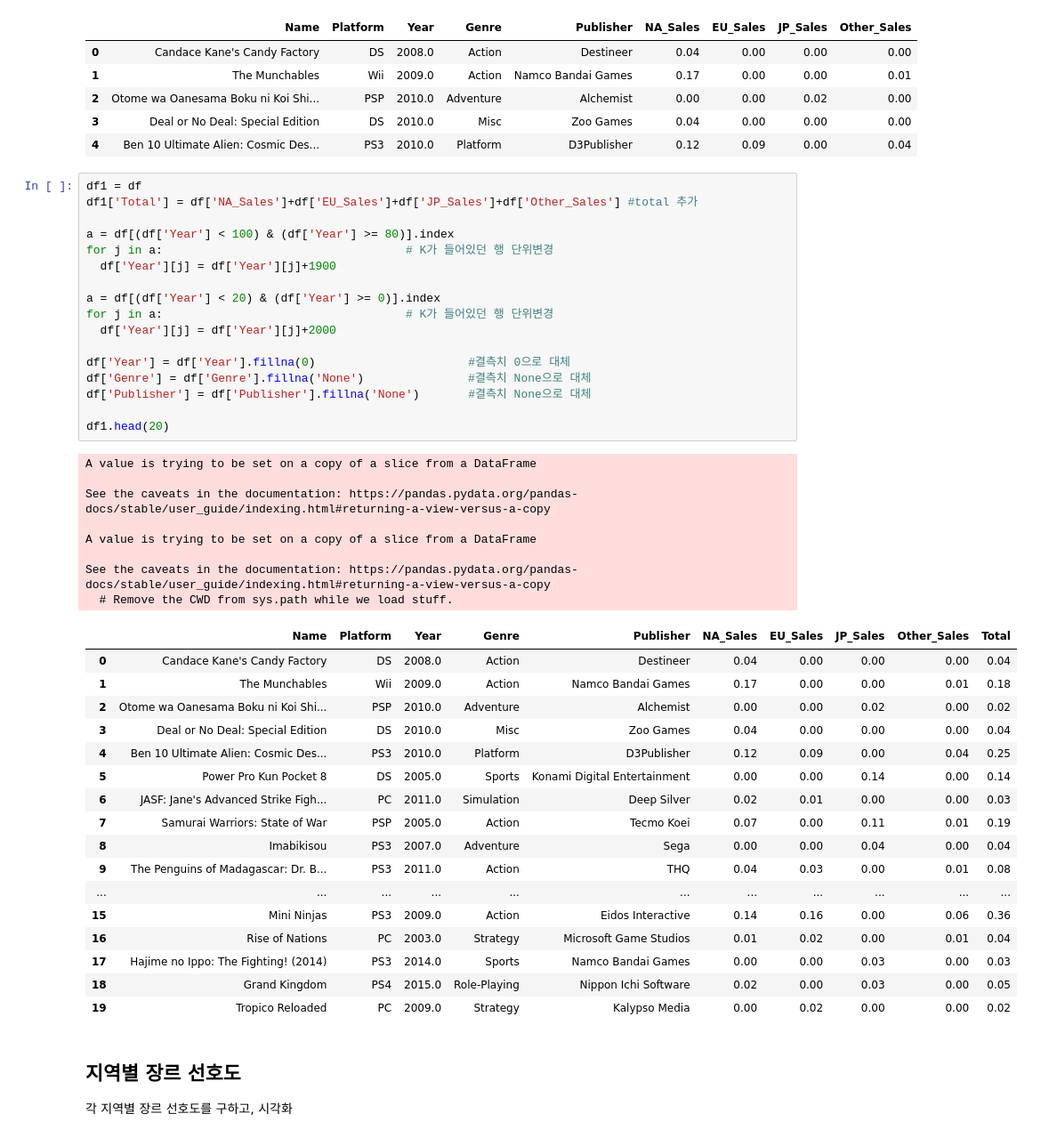
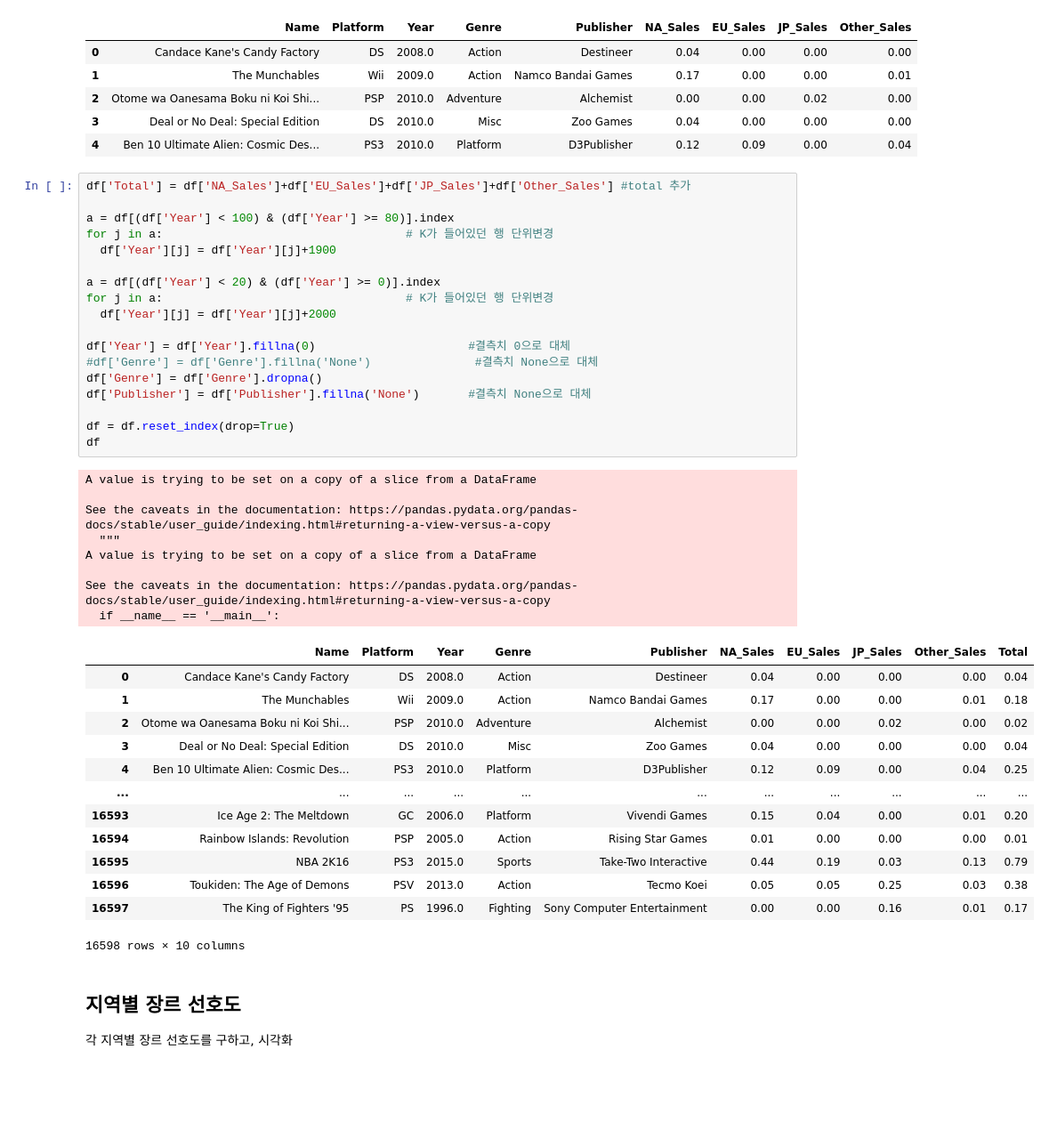
Before and after one commit to Piat0046/PractiseProject, a Jupyter notebook: Project1.ipynb, the cells around one changed output. Shown at 89% size. Cells and saved outputs as stored; diff of their text form; blank space fills up the shorter version.

```diff
--- a/Project1.ipynb
+++ b/Project1.ipynb
@@ -55,48 +58,45 @@ df.head(5)
 | 3 | Deal or No Deal: Special Edition | DS | 2010.0 | Misc | Zoo Games | 0.04 | 0.00 | 0.00 | 0.00 |
 | 4 | Ben 10 Ultimate Alien: Cosmic Des... | PS3 | 2010.0 | Platform | D3Publisher | 0.12 | 0.09 | 0.00 | 0.04 |
 # %%
-df1 = df
-df1['Total'] = df['NA_Sales']+df['EU_Sales']+df['JP_Sales']+df['Other_Sales'] #total 추가
+df['Total'] = df['NA_Sales']+df['EU_Sales']+df['JP_Sales']+df['Other_Sales'] #total 추가
 
 a = df[(df['Year'] < 100) & (df['Year'] >= 80)].index
 for j in a:                                   # K가 들어있던 행 단위변경
   df['Year'][j] = df['Year'][j]+1900
 
 a = df[(df['Year'] < 20) & (df['Year'] >= 0)].index
 for j in a:                                   # K가 들어있던 행 단위변경
   df['Year'][j] = df['Year'][j]+2000
 
 df['Year'] = df['Year'].fillna(0)                      #결측치 0으로 대체
-df['Genre'] = df['Genre'].fillna('None')               #결측치 None으로 대체
+#df['Genre'] = df['Genre'].fillna('None')               #결측치 None으로 대체
+df['Genre'] = df['Genre'].dropna()
 df['Publisher'] = df['Publisher'].fillna('None')       #결측치 None으로 대체
 
-df1.head(20)
+df = df.reset_index(drop=True)
+df
 # %% [output]
 A value is trying to be set on a copy of a slice from a DataFrame
 
 See the caveats in the documentation: https://pandas.pydata.org/pandas-docs/stable/user_guide/indexing.html#returning-a-view-versus-a-copy
-
+  """
 A value is trying to be set on a copy of a slice from a DataFrame
 
 See the caveats in the documentation: https://pandas.pydata.org/pandas-docs/stable/user_guide/indexing.html#returning-a-view-versus-a-copy
-  # Remove the CWD from sys.path while we load stuff.
+  if __name__ == '__main__':
 |  | Name | Platform | Year | Genre | Publisher | NA_Sales | EU_Sales | JP_Sales | Other_Sales | Total |
 | 0 | Candace Kane's Candy Factory | DS | 2008.0 | Action | Destineer | 0.04 | 0.00 | 0.00 | 0.00 | 0.04 |
 | 1 | The Munchables | Wii | 2009.0 | Action | Namco Bandai Games | 0.17 | 0.00 | 0.00 | 0.01 | 0.18 |
 | 2 | Otome wa Oanesama Boku ni Koi Shi... | PSP | 2010.0 | Adventure | Alchemist | 0.00 | 0.00 | 0.02 | 0.00 | 0.02 |
 | 3 | Deal or No Deal: Special Edition | DS | 2010.0 | Misc | Zoo Games | 0.04 | 0.00 | 0.00 | 0.00 | 0.04 |
 | 4 | Ben 10 Ultimate Alien: Cosmic Des... | PS3 | 2010.0 | Platform | D3Publisher | 0.12 | 0.09 | 0.00 | 0.04 | 0.25 |
-| 5 | Power Pro Kun Pocket 8 | DS | 2005.0 | Sports | Konami Digital Entertainment | 0.00 | 0.00 | 0.14 | 0.00 | 0.14 |
-| 6 | JASF: Jane's Advanced Strike Figh... | PC | 2011.0 | Simulation | Deep Silver | 0.02 | 0.01 | 0.00 | 0.00 | 0.03 |
-| 7 | Samurai Warriors: State of War | PSP | 2005.0 | Action | Tecmo Koei | 0.07 | 0.00 | 0.11 | 0.01 | 0.19 |
-| 8 | Imabikisou | PS3 | 2007.0 | Adventure | Sega | 0.00 | 0.00 | 0.04 | 0.00 | 0.04 |
-| 9 | The Penguins of Madagascar: Dr. B... | PS3 | 2011.0 | Action | THQ | 0.04 | 0.03 | 0.00 | 0.01 | 0.08 |
 | ... | ... | ... | ... | ... | ... | ... | ... | ... | ... | ... |
-| 15 | Mini Ninjas | PS3 | 2009.0 | Action | Eidos Interactive | 0.14 | 0.16 | 0.00 | 0.06 | 0.36 |
-| 16 | Rise of Nations | PC | 2003.0 | Strategy | Microsoft Game Studios | 0.01 | 0.02 | 0.00 | 0.01 | 0.04 |
-| 17 | Hajime no Ippo: The Fighting! (2014) | PS3 | 2014.0 | Sports | Namco Bandai Games | 0.00 | 0.00 | 0.03 | 0.00 | 0.03 |
-| 18 | Grand Kingdom | PS4 | 2015.0 | Role-Playing | Nippon Ichi Software | 0.02 | 0.00 | 0.03 | 0.00 | 0.05 |
-| 19 | Tropico Reloaded | PC | 2009.0 | Strategy | Kalypso Media | 0.00 | 0.02 | 0.00 | 0.00 | 0.02 |
+| 16593 | Ice Age 2: The Meltdown | GC | 2006.0 | Platform | Vivendi Games | 0.15 | 0.04 | 0.00 | 0.01 | 0.20 |
+| 16594 | Rainbow Islands: Revolution | PSP | 2005.0 | Action | Rising Star Games | 0.01 | 0.00 | 0.00 | 0.00 | 0.01 |
+| 16595 | NBA 2K16 | PS3 | 2015.0 | Sports | Take-Two Interactive | 0.44 | 0.19 | 0.03 | 0.13 | 0.79 |
+| 16596 | Toukiden: The Age of Demons | PSV | 2013.0 | Action | Tecmo Koei | 0.05 | 0.05 | 0.25 | 0.03 | 0.38 |
+| 16597 | The King of Fighters '95 | PS | 1996.0 | Fighting | Sony Computer Entertainment | 0.00 | 0.00 | 0.16 | 0.01 | 0.17 |
+16598 rows × 10 columns
 # %% [markdown]
 ## 지역별 장르 선호도
 각 지역별 장르 선호도를 구하고, 시각화
```
Also changed, not shown: parts of 44 cells of this notebook.
